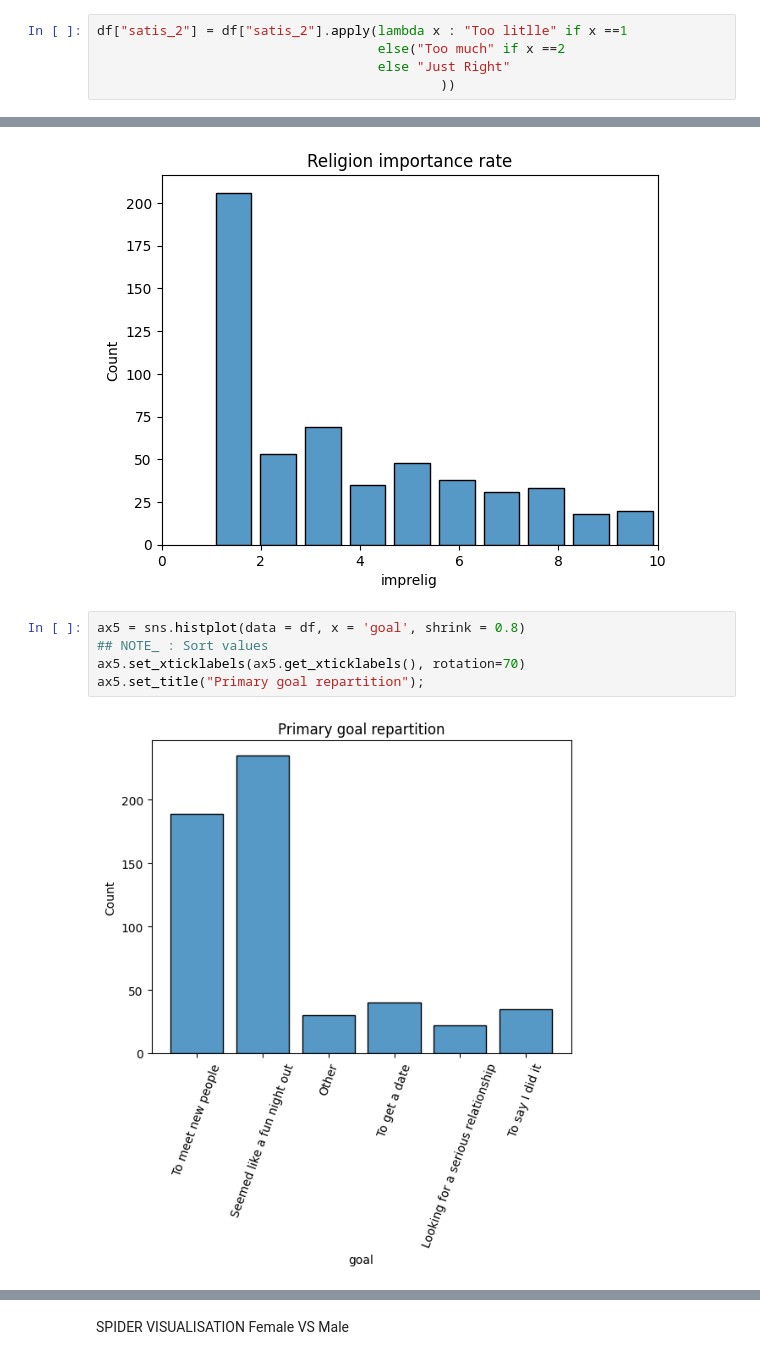
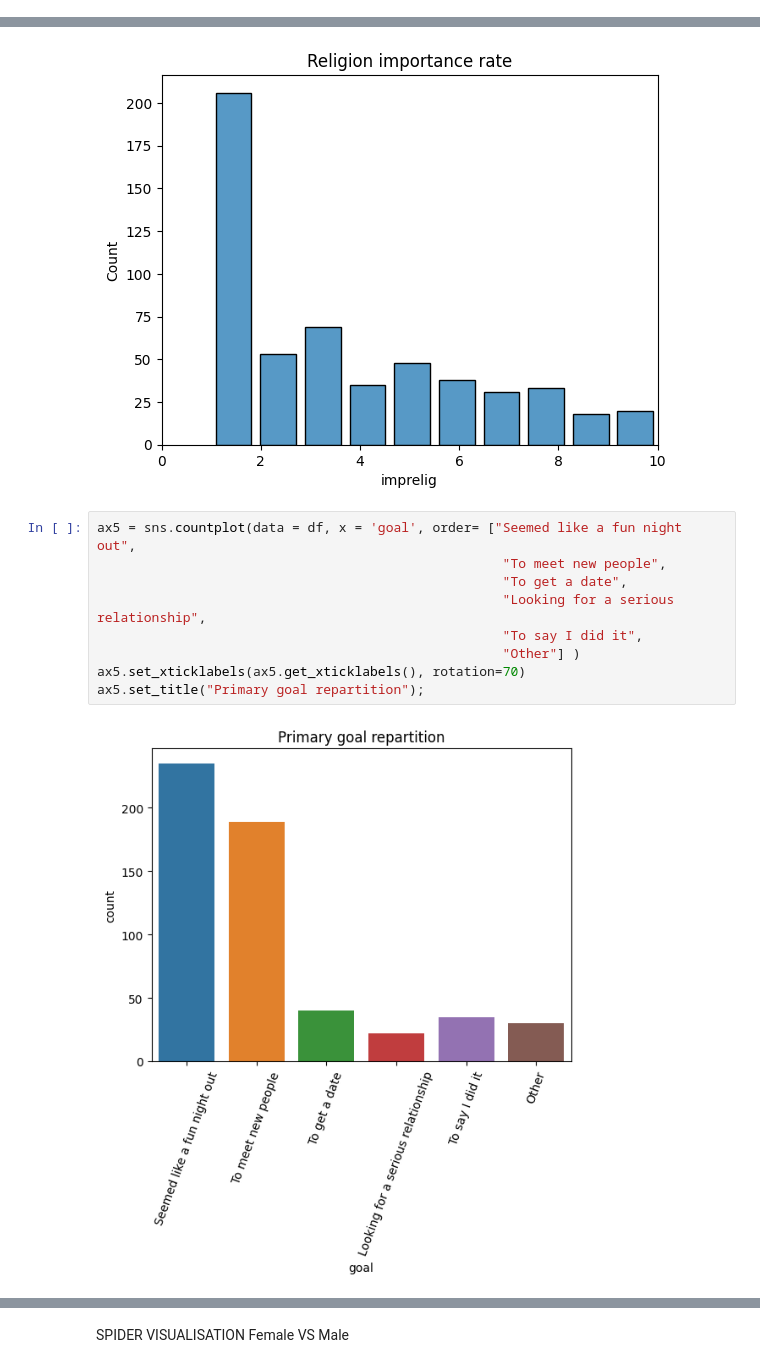
Before and after one commit to linda-kinn/Block_2_Speed_Dating, a Jupyter notebook: Part_0_Speed_Dating.ipynb, the cells around one changed output, grey strips where cells are left out. Cells and saved outputs as stored; diff of their text form.

```diff
--- a/Part_0_Speed_Dating.ipynb
+++ b/Part_0_Speed_Dating.ipynb
@@ -285,11 +293,6 @@ df["go_out"] = df["go_out"].apply(lambda x : "Several times a week" if x ==1
                                     else("Several times a year" if x ==5
                                     else "Almost never"
                                             ))))))
-# %%
-df["satis_2"] = df["satis_2"].apply(lambda x : "Too litlle" if x ==1
-                                    else("Too much" if x ==2
-                                    else "Just Right"
-                                            ))
 # %%
 df["length"] = df["length"].apply(lambda x : "Too litlle" if x ==1
                                     else("Too much" if x ==2
@@ -347,9 +350,14 @@ ax4.set_title("Religion importance rate");
 # %% [output]
 [figure]
 # %%
-ax5 = sns.histplot(data = df, x = 'goal', shrink = 0.8)                                     ## NOTE_ : Sort values
+ax5 = sns.countplot(data = df, x = 'goal', order= ["Seemed like a fun night out",
+                                                    "To meet new people",
+                                                    "To get a date",
+                                                    "Looking for a serious relationship",
+                                                    "To say I did it",
+                                                    "Other"] )
 ax5.set_xticklabels(ax5.get_xticklabels(), rotation=70)
 ax5.set_title("Primary goal repartition");
 # %% [output]
-[figure, old version]
+[figure, new version]
 # %%
```
Also changed, not shown: parts of 14 cells of this notebook.
